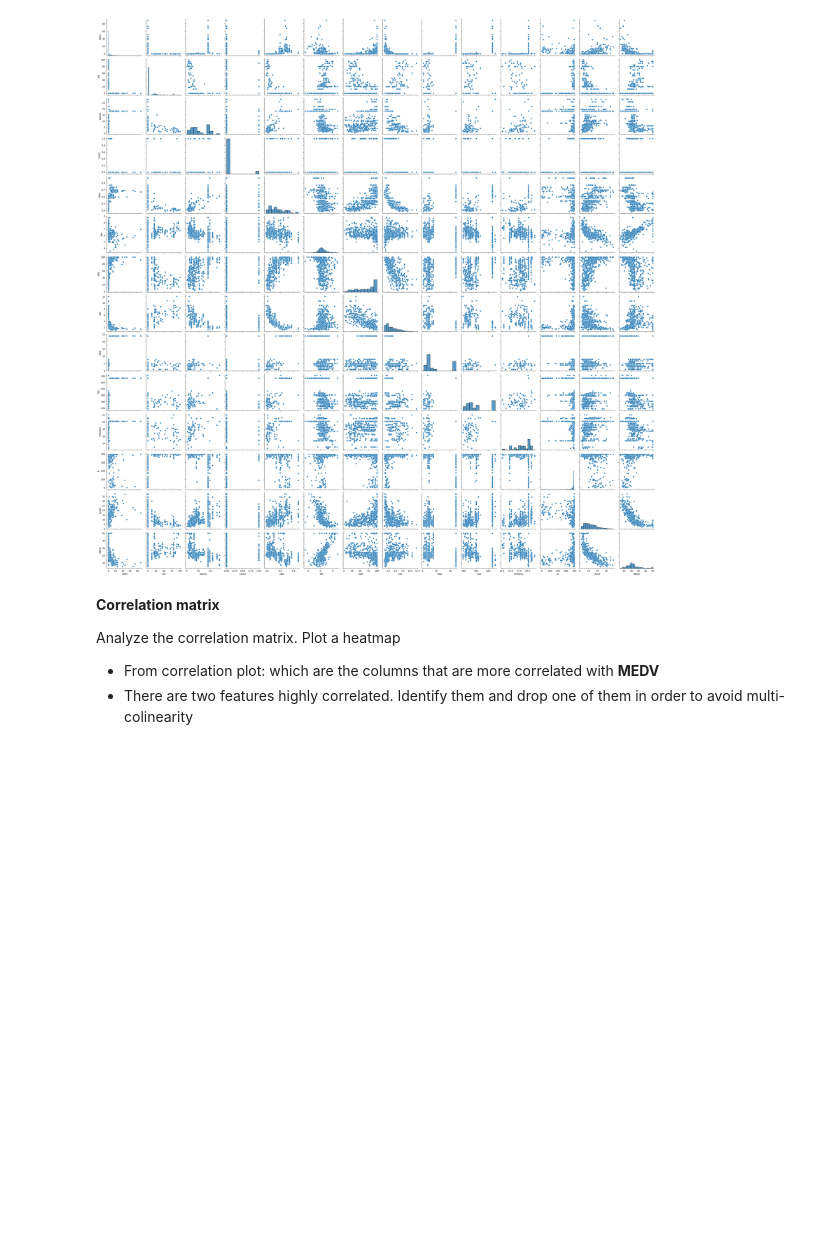
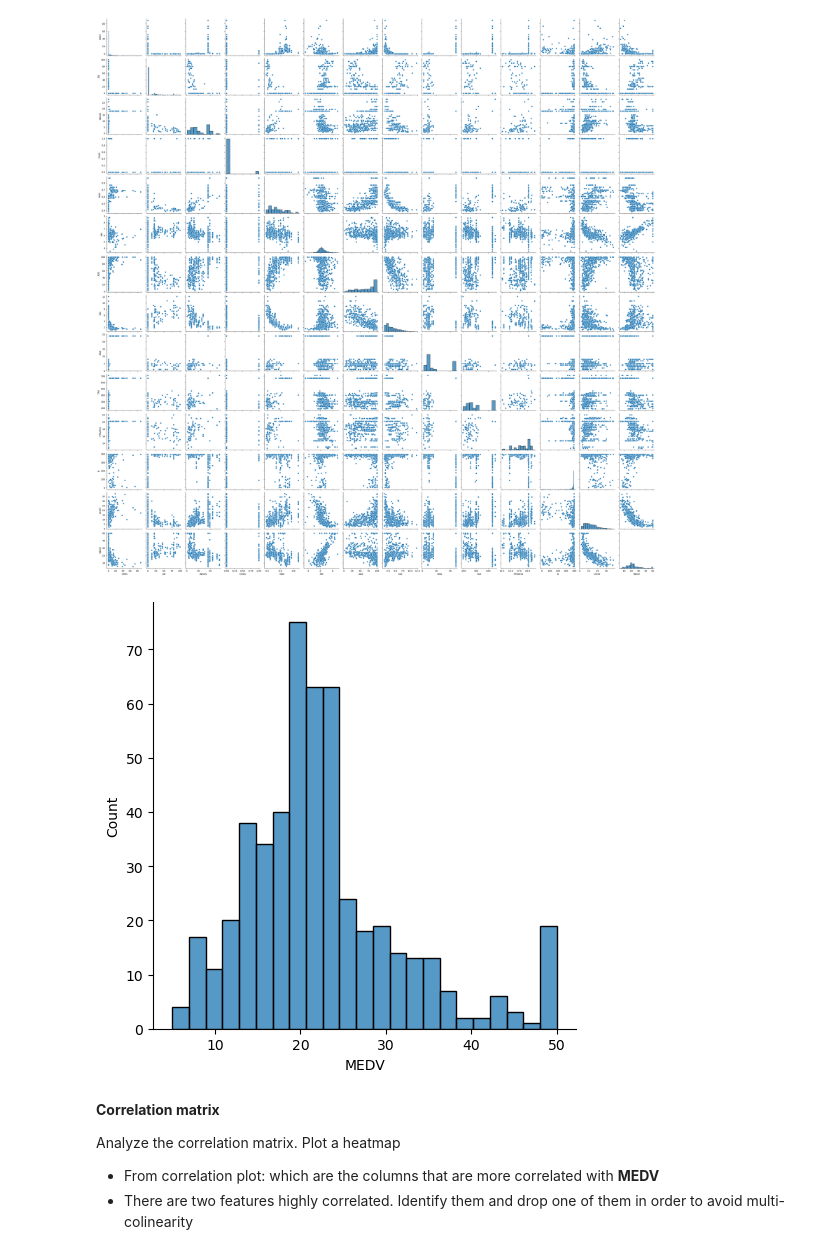
Before and after one commit to jblalor/2026-10-BILBAO-FT-Data-Science-J, a Jupyter notebook: 3-Machine_Learning/1-Supervisado/1-Regression/2-Polynomial_Regression/ejercicios/3 Polynomial_Regression_J.ipynb, the cells around one changed output. Cells and saved outputs as stored; diff of their text form; code cells hidden in the pictures; blank space fills up the shorter version.

```diff
--- a/3-Machine_Learning/1-Supervisado/1-Regression/2-Polynomial_Regression/ejercicios/3 Polynomial_Regression_J.ipynb
+++ b/3-Machine_Learning/1-Supervisado/1-Regression/2-Polynomial_Regression/ejercicios/3 Polynomial_Regression_J.ipynb
@@ -89,6 +89,10 @@ False
 sns.pairplot(df_boston);
 # %% [output]
 [figure]
+# %%
+sns.displot(df_boston['MEDV']);
+# %% [output]
+[figure, added]
 # %% [markdown]
 **Correlation matrix**
 
```
Also changed, not shown: parts of 9 cells of this notebook, 8 other files.
